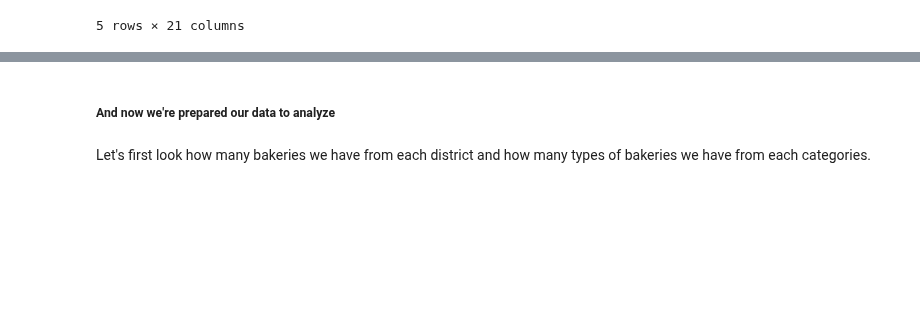
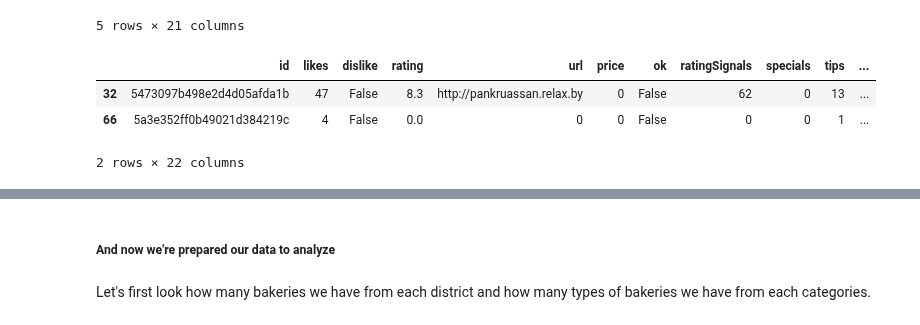
Before and after one commit to Vaires/Capstone-Project, a Jupyter notebook: Review of Minsk bakeries.ipynb, the cells around one changed output, grey strips where cells are left out. Cells and saved outputs as stored; diff of their text form; code cells hidden in the pictures; blank space fills up the shorter version.

```diff
--- a/Review of Minsk bakeries.ipynb
+++ b/Review of Minsk bakeries.ipynb
@@ -277,3 +275,10 @@ bakery_full_df.head()
 | 3 | 4da9b7ed5da3ba8a47785496 | 15 | False | 5.6 | http://www.minskhleb.by/consumer/... | 0 | False | 29 | 0 | 4 | ... |
 | 4 | 4df8955818385456c7f514e5 | 181 | False | 5.9 | http://stolle.by | 2 | False | 352 | 0 | 112 | ... |
 5 rows × 21 columns
+# %%
+bakery_full_df[bakery_full_df['name'] == 'Пан Круассан']
+# %% [output]
+|  | id | likes | dislike | rating | url | price | ok | ratingSignals | specials | tips | ... |
+| 32 | 5473097b498e2d4d05afda1b | 47 | False | 8.3 | http://pankruassan.relax.by | 0 | False | 62 | 0 | 13 | ... |
+| 66 | 5a3e352ff0b49021d384219c | 4 | False | 0.0 | 0 | 0 | False | 0 | 0 | 1 | ... |
+2 rows × 22 columns
```
Also changed, not shown: parts of 3 cells of this notebook.
